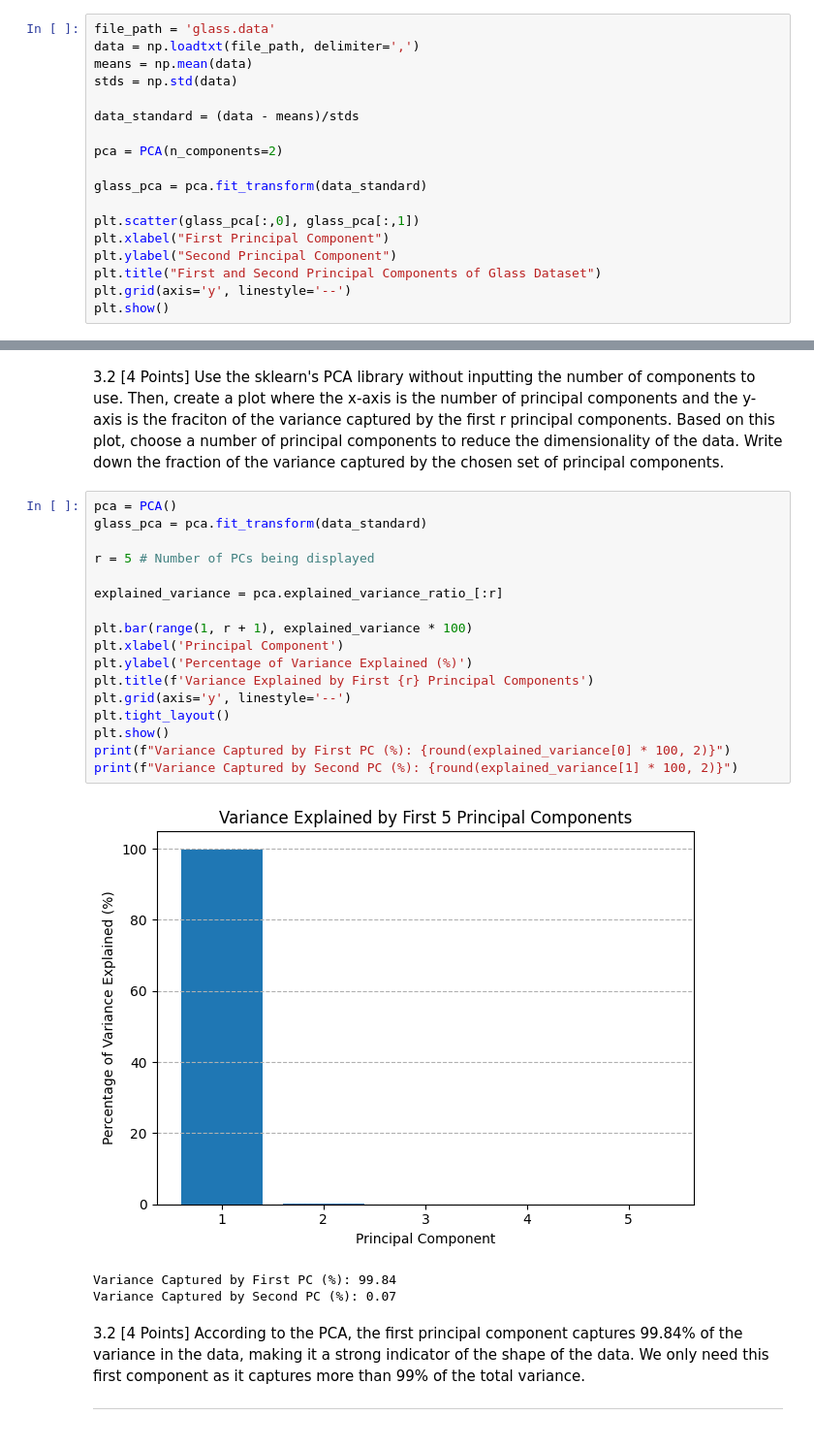
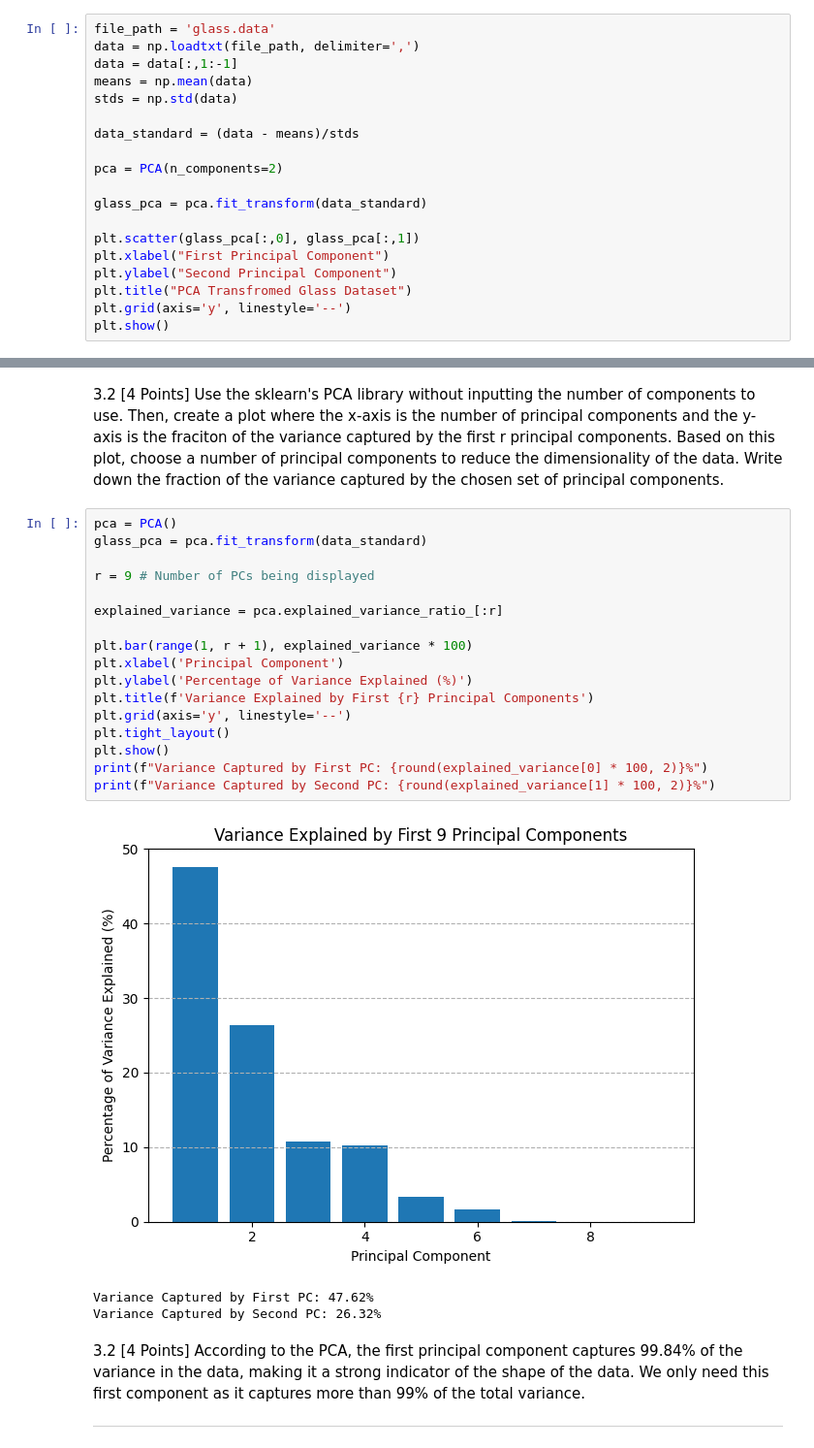
Before and after one commit to joshaney324/DataMiningProject3, a Jupyter notebook: Project3.ipynb, the cells around one changed output, grey strips where cells are left out. Shown: that part at 97% size. Drawn from its saved outputs; the diff is of its cells as text.

```diff
--- a/Project3.ipynb
+++ b/Project3.ipynb
@@ -261,6 +261,7 @@ Part 3: Analyze your data.
 # %%
 file_path = 'glass.data'
 data = np.loadtxt(file_path, delimiter=',')
+data = data[:,1:-1]
 means = np.mean(data)
 stds = np.std(data)
 
@@ -273,7 +274,7 @@ glass_pca = pca.fit_transform(data_standard)
 plt.scatter(glass_pca[:,0], glass_pca[:,1])
 plt.xlabel("First Principal Component")
 plt.ylabel("Second Principal Component")
-plt.title("First and Second Principal Components of Glass Dataset")
+plt.title("PCA Transfromed Glass Dataset")
 plt.grid(axis='y', linestyle='--')
 plt.show()
 # %% [output]
@@ -287,24 +288,24 @@ plt.show()
 # %%
 pca = PCA()
 glass_pca = pca.fit_transform(data_standard)
 
-r = 5 # Number of PCs being displayed
+r = 9 # Number of PCs being displayed
 
 explained_variance = pca.explained_variance_ratio_[:r]
 
 plt.bar(range(1, r + 1), explained_variance * 100)
 plt.xlabel('Principal Component')
 plt.ylabel('Percentage of Variance Explained (%)')
 plt.title(f'Variance Explained by First {r} Principal Components')
 plt.grid(axis='y', linestyle='--')
 plt.tight_layout()
 plt.show()
-print(f"Variance Captured by First PC (%): {round(explained_variance[0] * 100, 2)}")
-print(f"Variance Captured by Second PC (%): {round(explained_variance[1] * 100, 2)}")
+print(f"Variance Captured by First PC: {round(explained_variance[0] * 100, 2)}%")
+print(f"Variance Captured by Second PC: {round(explained_variance[1] * 100, 2)}%")
 # %% [output]
-[figure, old version]
+[figure, new version]
-Variance Captured by First PC (%): 99.84
-Variance Captured by Second PC (%): 0.07
+Variance Captured by First PC: 47.62%
+Variance Captured by Second PC: 26.32%
 # %% [markdown]
 3.2 [4 Points] According to the PCA, the first principal component captures 99.84% of the variance in the data, making it a strong indicator of the shape of the data. We only need this first component as it captures more than 99% of the total variance.
 
```
Also changed, not shown: parts of 4 cells of this notebook.
